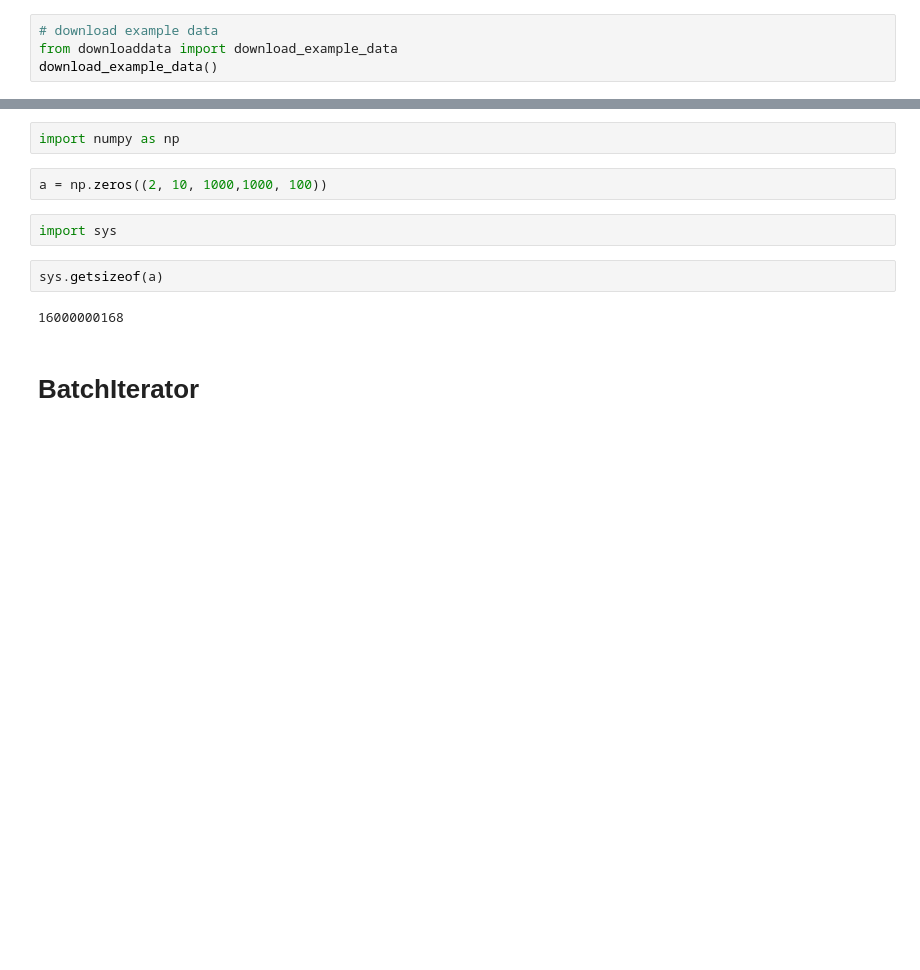
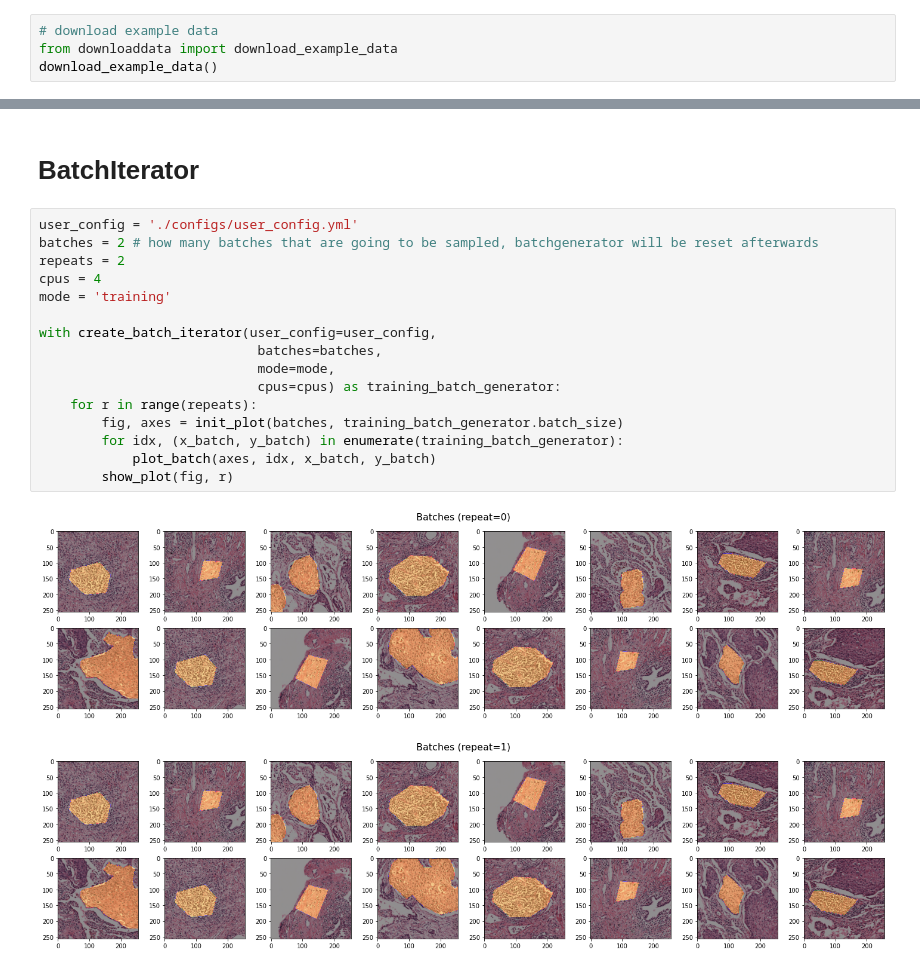
Before and after one commit to DIAGNijmegen/pathology-whole-slide-data, a Jupyter notebook: notebooks/05 - BatchIterator.ipynb, the cells around one changed output, grey strips where cells are left out. Drawn from its saved outputs; the diff is of its cells as text; blank space fills up the shorter version.

```diff
--- a/notebooks/05 - BatchIterator.ipynb
+++ b/notebooks/05 - BatchIterator.ipynb
@@ -9,12 +10,21 @@ import time
-# %%
-import numpy as np
-# %%
-a = np.zeros((2, 10, 1000,1000, 100))
-# %%
-import sys
-# %%
-sys.getsizeof(a)
-# %% [output]
-16000000168
 # %% [markdown]
 # BatchIterator
+# %%
+user_config = './configs/user_config.yml'
+batches = 2 # how many batches that are going to be sampled, batchgenerator will be reset afterwards
+repeats = 2
+cpus = 4
+mode = 'training'
+
+with create_batch_iterator(user_config=user_config,
+                            batches=batches,
+                            mode=mode,
+                            cpus=cpus) as training_batch_generator:
+    for r in range(repeats):
+        fig, axes = init_plot(batches, training_batch_generator.batch_size)
+        for idx, (x_batch, y_batch) in enumerate(training_batch_generator):
+            plot_batch(axes, idx, x_batch, y_batch)
+        show_plot(fig, r)
+# %% [output]
+[figure, added]
+[figure, added]
```
Also changed, not shown: parts of 13 cells of this notebook, 14 other files.
